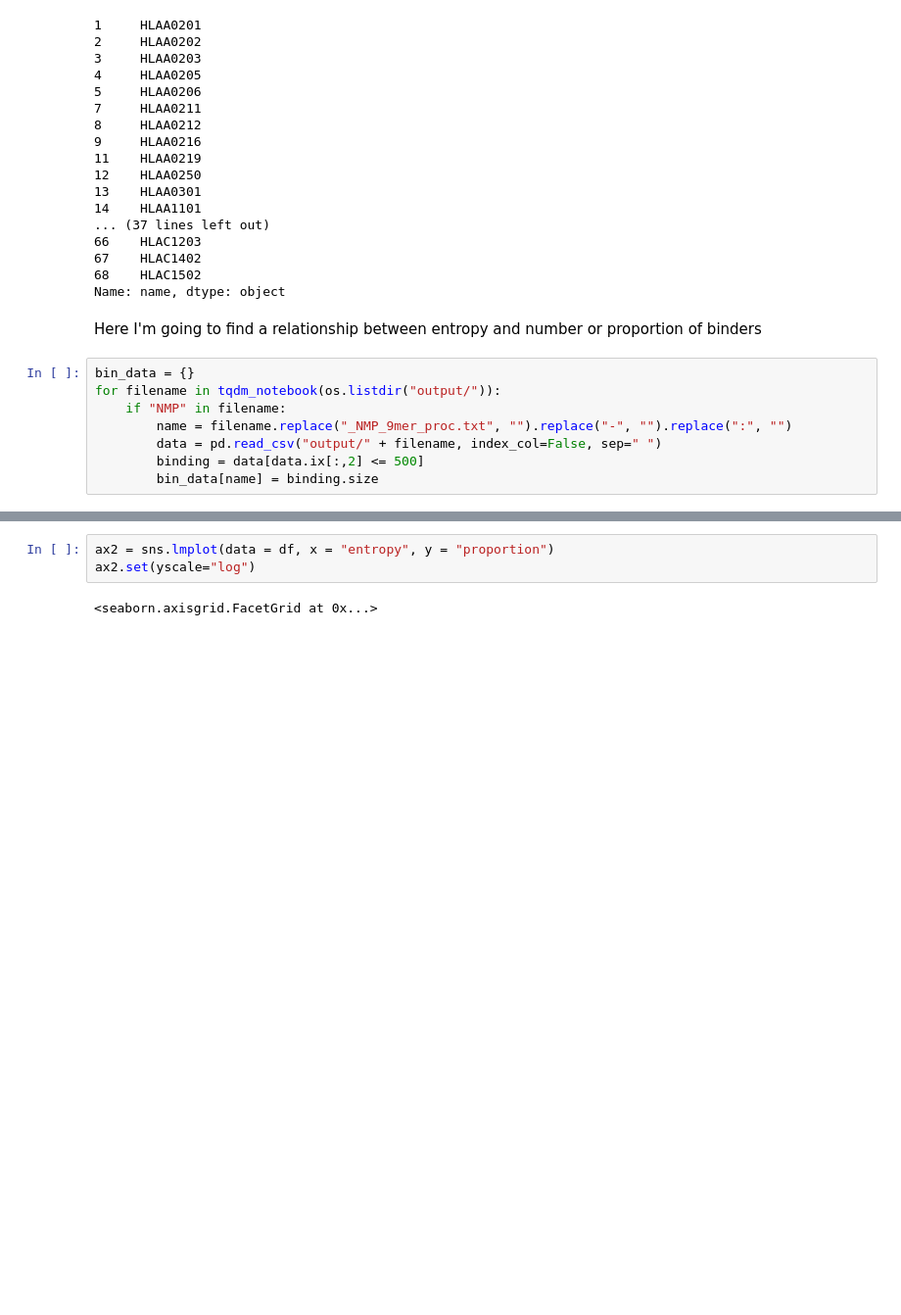
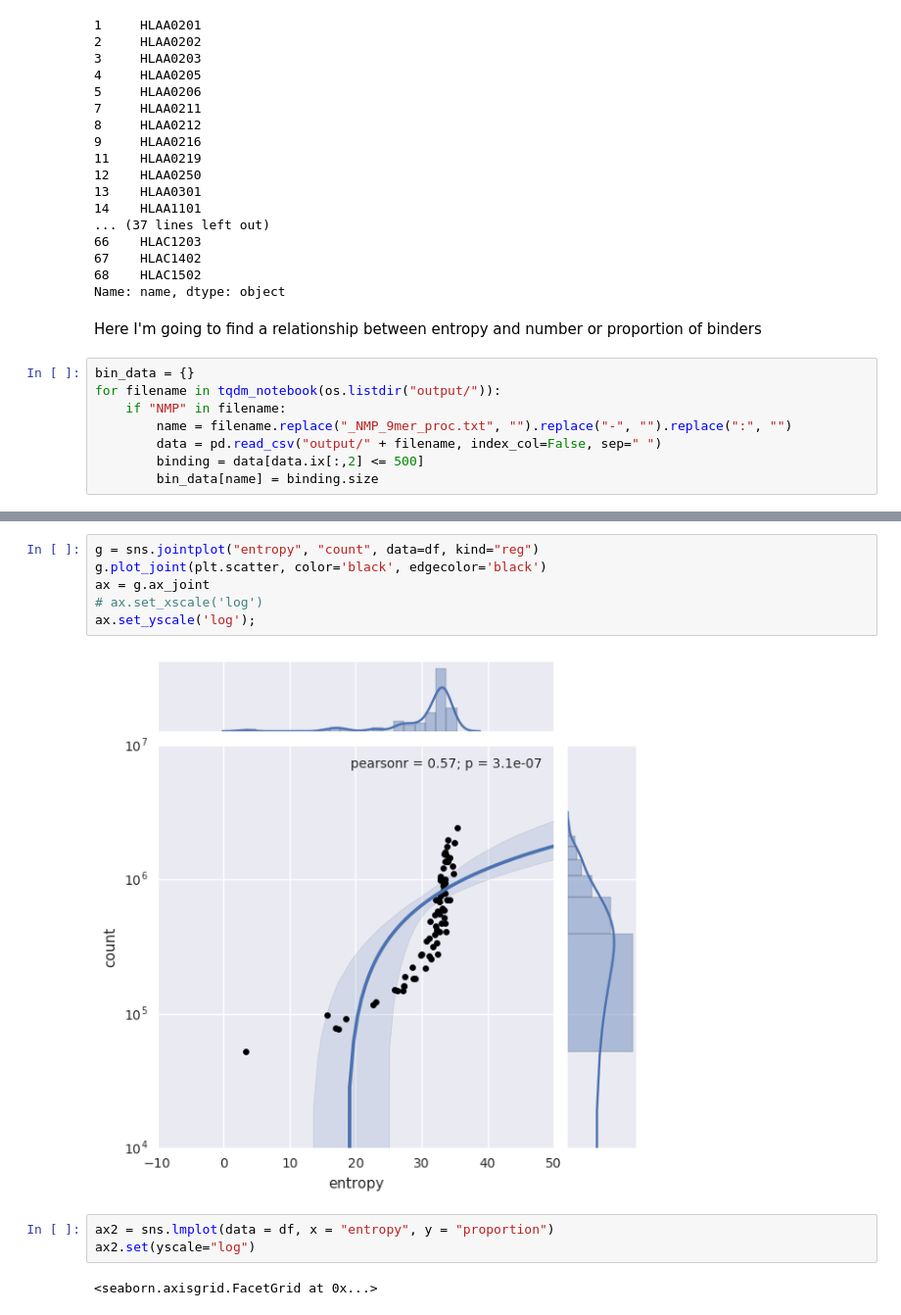
Before and after one commit to antigenomics/ipred, a Jupyter notebook: Allele_selection.ipynb, the cells around one changed output, grey strips where cells are left out. Shown at 98% size. Drawn from its saved outputs; the diff is of its cells as text; blank space fills up the shorter version.

```diff
--- a/Allele_selection.ipynb
+++ b/Allele_selection.ipynb
@@ -352,3 +328,11 @@ ax1.set(yscale="log")
+# %%
+g = sns.jointplot("entropy", "count", data=df, kind="reg")
+g.plot_joint(plt.scatter, color='black', edgecolor='black')
+ax = g.ax_joint
+# ax.set_xscale('log')
+ax.set_yscale('log');
+# %% [output]
+[figure, added]
 # %%
 ax2 = sns.lmplot(data = df, x = "entropy", y = "proportion")
 ax2.set(yscale="log")
```
Also changed, not shown: parts of 6 cells of this notebook, 6 other files.
